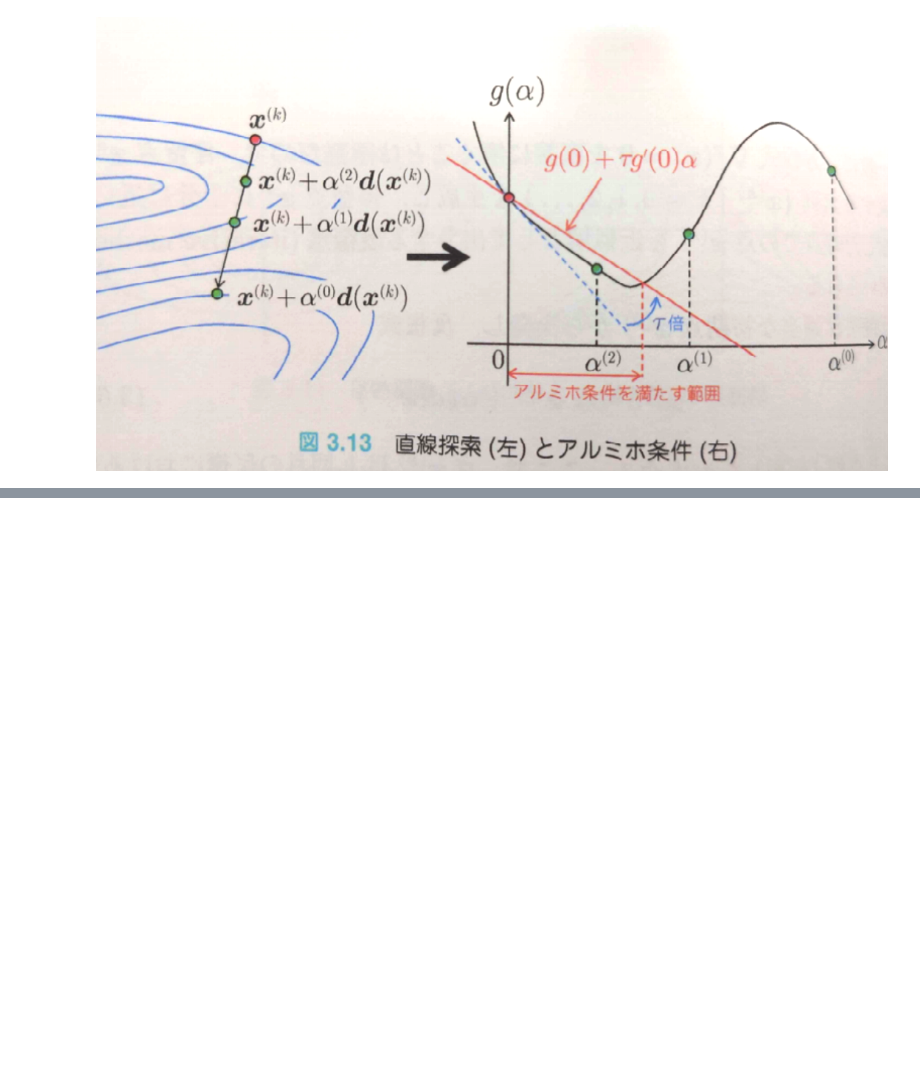
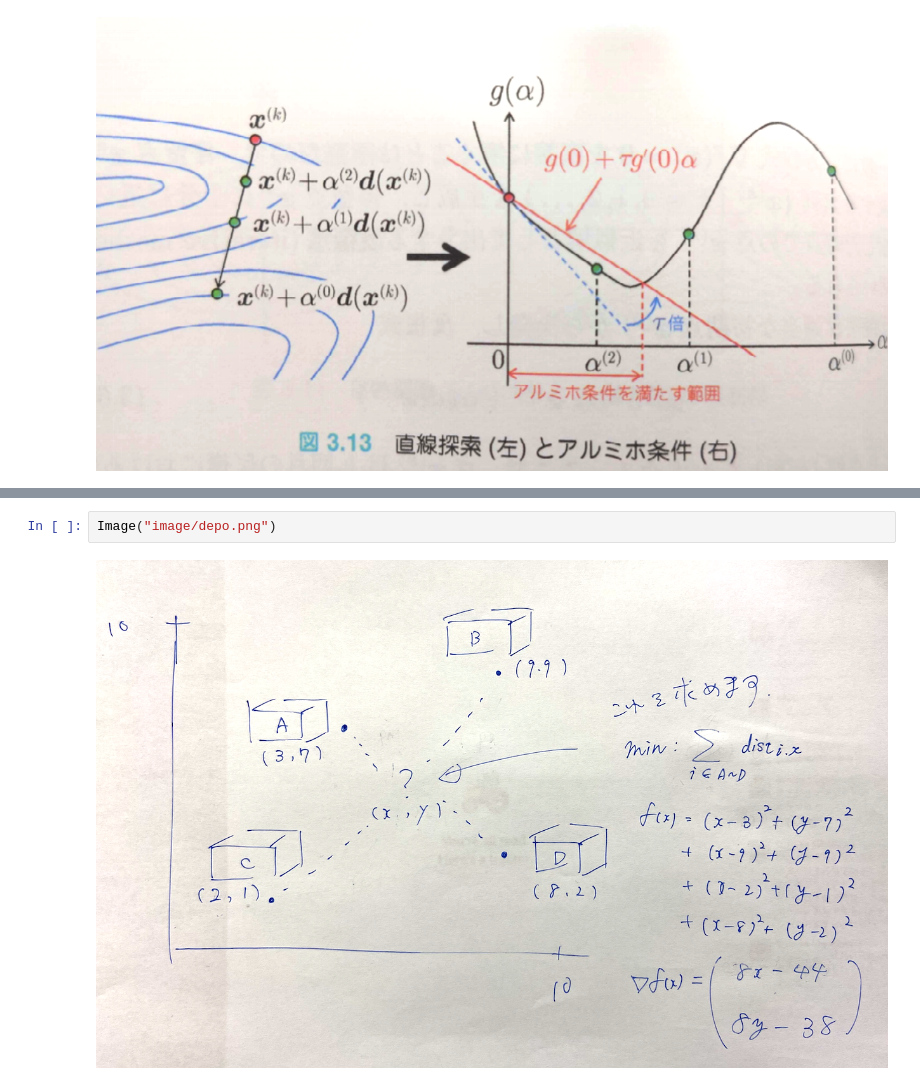
Before and after one commit to sohsugi1108/optimization-nlp-lp, a Jupyter notebook: quasi_newton_explanation.ipynb, the cells around one changed output, grey strips where cells are left out. Drawn from its saved outputs; the diff is of its cells as text; blank space fills up the shorter version.

Commit message:
added depo opt

```diff
--- a/quasi_newton_explanation.ipynb
+++ b/quasi_newton_explanation.ipynb
@@ -92 +96,5 @@ def quasi_newton(objective, eps = 1e-9, tau1 = 0.5, beta = 0.9):
+# %%
+Image("image/depo.png")
+# %% [output]
+[figure, added]
 # %%
```
Also changed, not shown: parts of 15 cells of this notebook.
